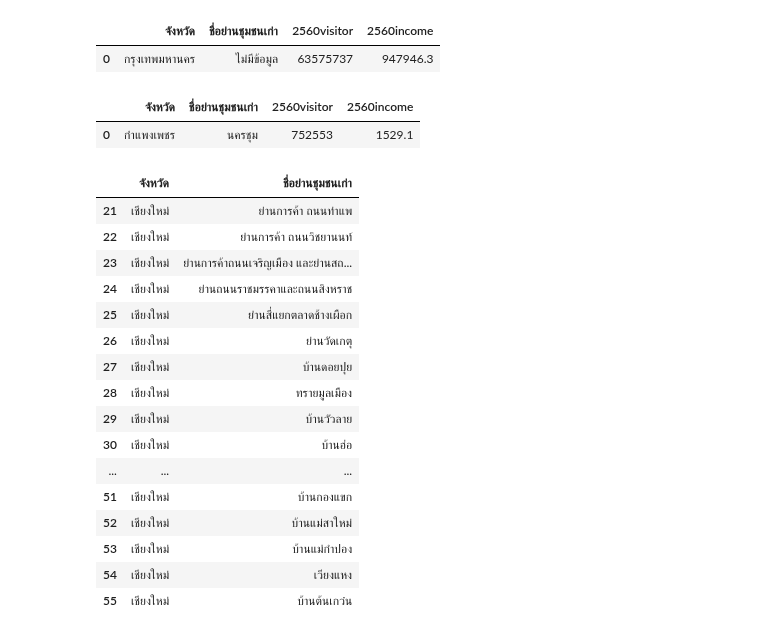
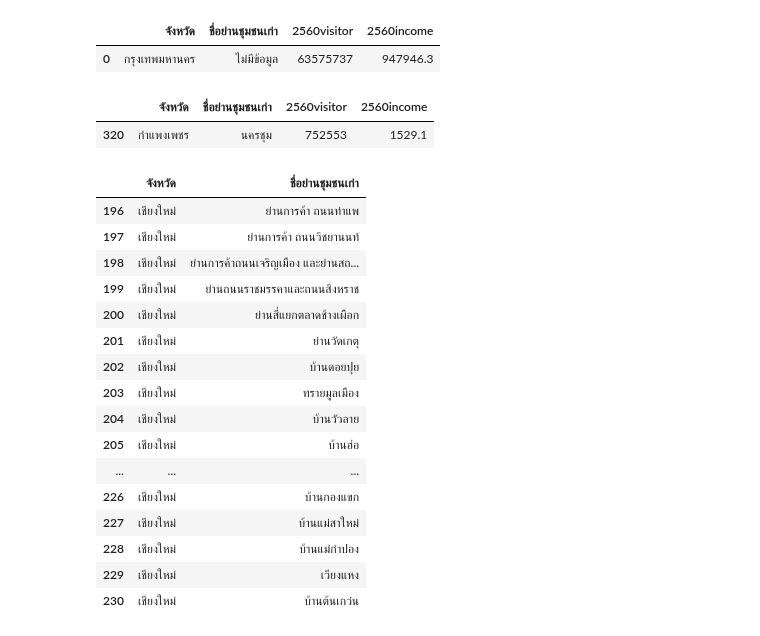
Before and after one commit to nichakornchaisuwan/DWDM21, a Jupyter notebook: Project1.ipynb, the cells around one changed output. Saved outputs shown, nothing was run; the diff lists cells and outputs as text; code cells hidden in the pictures.

```diff
--- a/Project1.ipynb
+++ b/Project1.ipynb
@@ -386,29 +386,29 @@ Ex0[['จังหวัด','ชื่อย่านชุมชนเก่
 |  | จังหวัด | ชื่อย่านชุมชนเก่า | 2560visitor | 2560income |
 | 0 | กรุงเทพมหานคร | ไม่มีข้อมูล | 63575737 | 947946.3 |
 # %%
-Ex1 = merged_data_1_data_2New_data_3New[merged_data_1_data_2New_data_3New['ชื่อย่านชุมชนเก่า']== 'นครชุม']
+Ex1 =data_mix[data_mix['ชื่อย่านชุมชนเก่า']== 'นครชุม']
 Ex1[['จังหวัด','ชื่อย่านชุมชนเก่า','2560visitor','2560income']]
 # %% [output]
 |  | จังหวัด | ชื่อย่านชุมชนเก่า | 2560visitor | 2560income |
-| 0 | กำแพงเพชร | นครชุม | 752553 | 1529.1 |
+| 320 | กำแพงเพชร | นครชุม | 752553 | 1529.1 |
 # %%
-Ex2 = merged_data_1_data_2New_data_3New[merged_data_1_data_2New_data_3New['จังหวัด']== 'เชียงใหม่']
+Ex2 = data_mix[data_mix['จังหวัด']== 'เชียงใหม่']
 Ex2[['จังหวัด','ชื่อย่านชุมชนเก่า']] #จังหวัดเชียงใหม่ มีย่านชุมชนเก่าใดบ้าง
 # %% [output]
 |  | จังหวัด | ชื่อย่านชุมชนเก่า |
-| 21 | เชียงใหม่ | ย่านการค้า ถนนท่าแพ |
-| 22 | เชียงใหม่ | ย่านการค้า ถนนวิชยานนท์ |
-| 23 | เชียงใหม่ | ย่านการค้าถนนเจริญเมือง และย่านสถ... |
-| 24 | เชียงใหม่ | ย่านถนนราชมรรคาและถนนสิงหราช |
-| 25 | เชียงใหม่ | ย่านสี่แยกตลาดช้างเผือก |
-| 26 | เชียงใหม่ | ย่านวัดเกตุ |
-| 27 | เชียงใหม่ | บ้านดอยปุย |
-| 28 | เชียงใหม่ | ทรายมูลเมือง |
-| 29 | เชียงใหม่ | บ้านวัวลาย |
-| 30 | เชียงใหม่ | บ้านฮ่อ |
+| 196 | เชียงใหม่ | ย่านการค้า ถนนท่าแพ |
+| 197 | เชียงใหม่ | ย่านการค้า ถนนวิชยานนท์ |
+| 198 | เชียงใหม่ | ย่านการค้าถนนเจริญเมือง และย่านสถ... |
+| 199 | เชียงใหม่ | ย่านถนนราชมรรคาและถนนสิงหราช |
+| 200 | เชียงใหม่ | ย่านสี่แยกตลาดช้างเผือก |
+| 201 | เชียงใหม่ | ย่านวัดเกตุ |
+| 202 | เชียงใหม่ | บ้านดอยปุย |
+| 203 | เชียงใหม่ | ทรายมูลเมือง |
+| 204 | เชียงใหม่ | บ้านวัวลาย |
+| 205 | เชียงใหม่ | บ้านฮ่อ |
 | ... | ... | ... |
-| 51 | เชียงใหม่ | บ้านกองแขก |
-| 52 | เชียงใหม่ | บ้านแม่สาใหม่ |
-| 53 | เชียงใหม่ | บ้านแม่กำปอง |
-| 54 | เชียงใหม่ | เวียงแหง |
-| 55 | เชียงใหม่ | บ้านต้นเกว๋น |
+| 226 | เชียงใหม่ | บ้านกองแขก |
+| 227 | เชียงใหม่ | บ้านแม่สาใหม่ |
+| 228 | เชียงใหม่ | บ้านแม่กำปอง |
+| 229 | เชียงใหม่ | เวียงแหง |
+| 230 | เชียงใหม่ | บ้านต้นเกว๋น |
```
Also changed, not shown: parts of 2 cells of this notebook.
